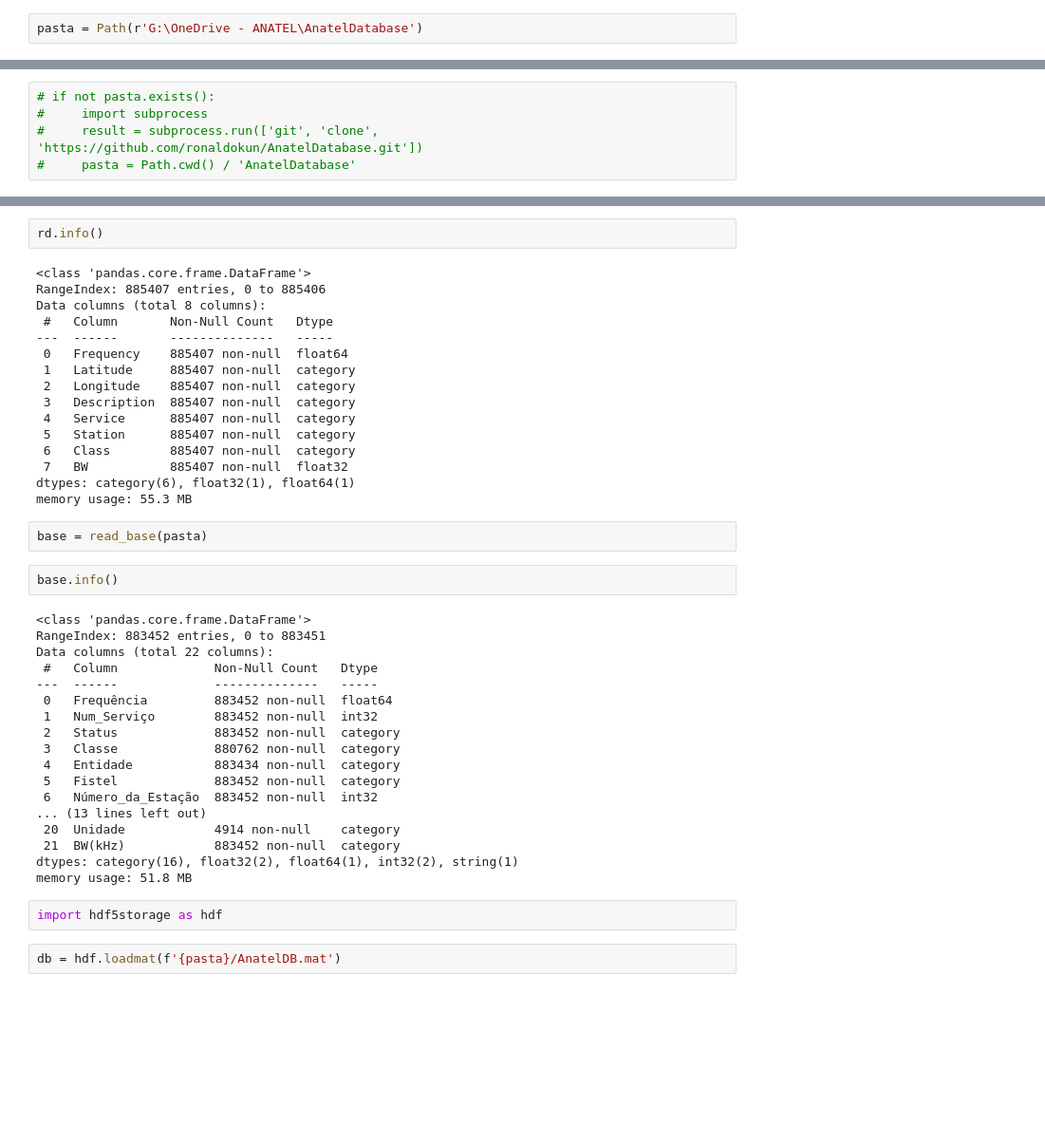
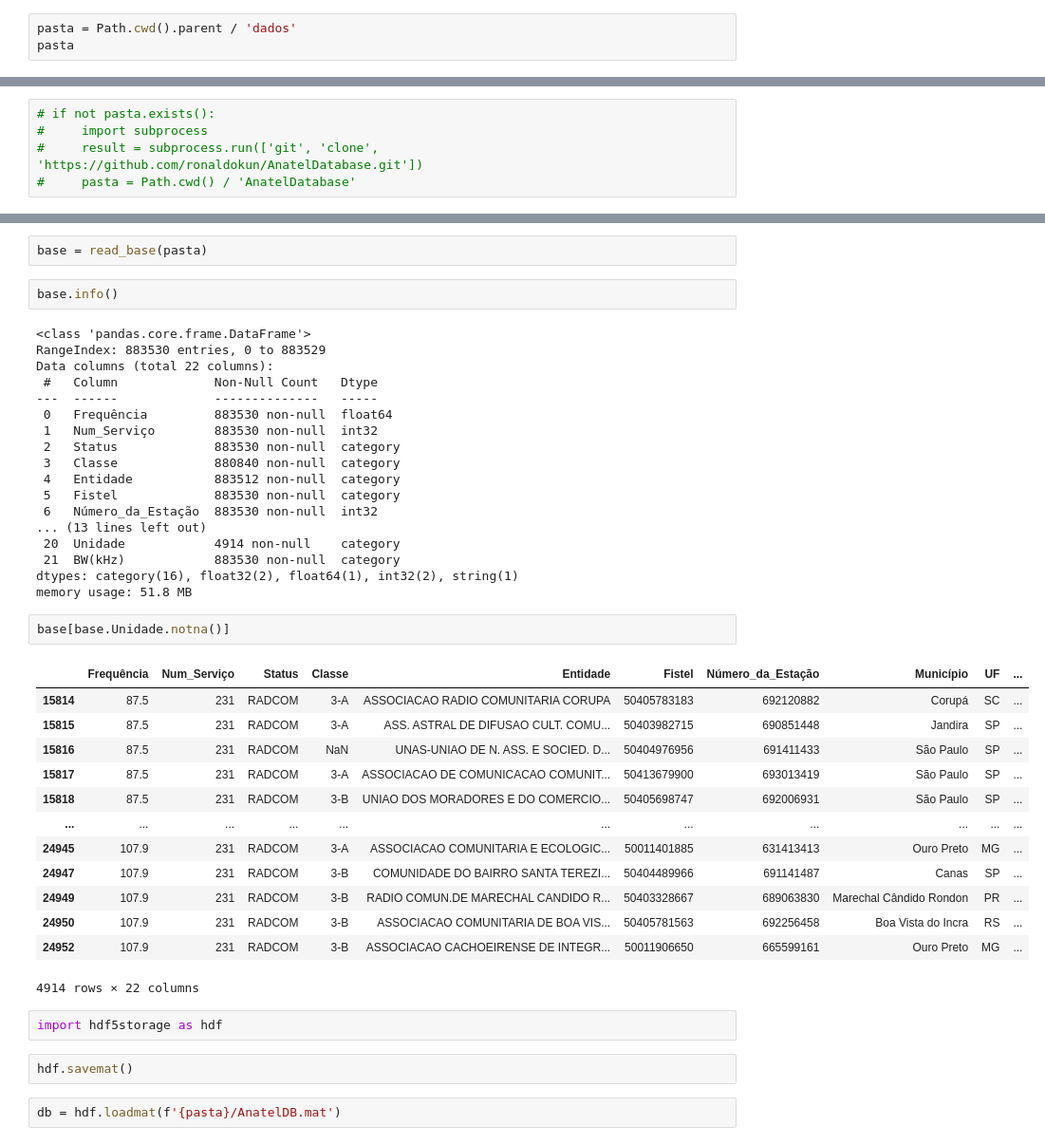
Before and after one commit to ronaldokun/anateldb, a Jupyter notebook: nbs/filter.ipynb, the cells around one changed output, grey strips where cells are left out. Shown at 95% size. Saved outputs shown, nothing was run; the diff lists cells and outputs as text; blank space fills up the shorter version.

```diff
--- a/nbs/filter.ipynb
+++ b/nbs/filter.ipynb
@@ -232,4 +231,5 @@ def formatar_db(
     Path(dest / ".version").write_text(f"v{d['anateldb']['Version']}")
     console.print("Sucesso :zap:")
 # %%
-pasta = Path(r'G:\OneDrive - ANATEL\AnatelDatabase')
+pasta = Path.cwd().parent / 'dados'
+pasta
@@ -246,45 +249,45 @@ rd = formatar_db(pasta)
-# %%
-rd.info()
-# %% [output]
-<class 'pandas.core.frame.DataFrame'>
-RangeIndex: 885407 entries, 0 to 885406
-Data columns (total 8 columns):
- #   Column       Non-Null Count   Dtype
----  ------       --------------   -----
- 0   Frequency    885407 non-null  float64
- 1   Latitude     885407 non-null  category
- 2   Longitude    885407 non-null  category
- 3   Description  885407 non-null  category
- 4   Service      885407 non-null  category
- 5   Station      885407 non-null  category
- 6   Class        885407 non-null  category
- 7   BW           885407 non-null  float32
-dtypes: category(6), float32(1), float64(1)
-memory usage: 55.3 MB
 # %%
 base = read_base(pasta)
 # %%
 base.info()
 # %% [output]
 <class 'pandas.core.frame.DataFrame'>
-RangeIndex: 883452 entries, 0 to 883451
+RangeIndex: 883530 entries, 0 to 883529
 Data columns (total 22 columns):
  #   Column             Non-Null Count   Dtype
 ---  ------             --------------   -----
- 0   Frequência         883452 non-null  float64
- 1   Num_Serviço        883452 non-null  int32
- 2   Status             883452 non-null  category
- 3   Classe             880762 non-null  category
- 4   Entidade           883434 non-null  category
- 5   Fistel             883452 non-null  category
- 6   Número_da_Estação  883452 non-null  int32
+ 0   Frequência         883530 non-null  float64
+ 1   Num_Serviço        883530 non-null  int32
+ 2   Status             883530 non-null  category
+ 3   Classe             880840 non-null  category
+ 4   Entidade           883512 non-null  category
+ 5   Fistel             883530 non-null  category
+ 6   Número_da_Estação  883530 non-null  int32
 ... (13 lines left out)
  20  Unidade            4914 non-null    category
- 21  BW(kHz)            883452 non-null  category
+ 21  BW(kHz)            883530 non-null  category
 dtypes: category(16), float32(2), float64(1), int32(2), string(1)
 memory usage: 51.8 MB
+# %%
+base[base.Unidade.notna()]
+# %% [output]
+|  | Frequência | Num_Serviço | Status | Classe | Entidade | Fistel | Número_da_Estação | Município | UF | ... |
+| 15814 | 87.5 | 231 | RADCOM | 3-A | ASSOCIACAO RADIO COMUNITARIA CORUPA | 50405783183 | 692120882 | Corupá | SC | ... |
+| 15815 | 87.5 | 231 | RADCOM | 3-A | ASS. ASTRAL DE DIFUSAO CULT. COMU... | 50403982715 | 690851448 | Jandira | SP | ... |
+| 15816 | 87.5 | 231 | RADCOM | NaN | UNAS-UNIAO DE N. ASS. E SOCIED. D... | 50404976956 | 691411433 | São Paulo | SP | ... |
+| 15817 | 87.5 | 231 | RADCOM | 3-A | ASSOCIACAO DE COMUNICACAO COMUNIT... | 50413679900 | 693013419 | São Paulo | SP | ... |
+| 15818 | 87.5 | 231 | RADCOM | 3-B | UNIAO DOS MORADORES E DO COMERCIO... | 50405698747 | 692006931 | São Paulo | SP | ... |
+| ... | ... | ... | ... | ... | ... | ... | ... | ... | ... | ... |
+| 24945 | 107.9 | 231 | RADCOM | 3-A | ASSOCIACAO COMUNITARIA E ECOLOGIC... | 50011401885 | 631413413 | Ouro Preto | MG | ... |
+| 24947 | 107.9 | 231 | RADCOM | 3-B | COMUNIDADE DO BAIRRO SANTA TEREZI... | 50404489966 | 691141487 | Canas | SP | ... |
+| 24949 | 107.9 | 231 | RADCOM | 3-B | RADIO COMUN.DE MARECHAL CANDIDO R... | 50403328667 | 689063830 | Marechal Cândido Rondon | PR | ... |
+| 24950 | 107.9 | 231 | RADCOM | 3-B | ASSOCIACAO COMUNITARIA DE BOA VIS... | 50405781563 | 692256458 | Boa Vista do Incra | RS | ... |
+| 24952 | 107.9 | 231 | RADCOM | 3-B | ASSOCIACAO CACHOEIRENSE DE INTEGR... | 50011906650 | 665599161 | Ouro Preto | MG | ... |
+4914 rows × 22 columns
 # %%
 import hdf5storage as hdf
+# %%
+hdf.savemat()
 # %%
 db = hdf.loadmat(f'{pasta}/AnatelDB.mat')
 # %%
```
Also changed, not shown: parts of 4 cells of this notebook, 3 other files.
